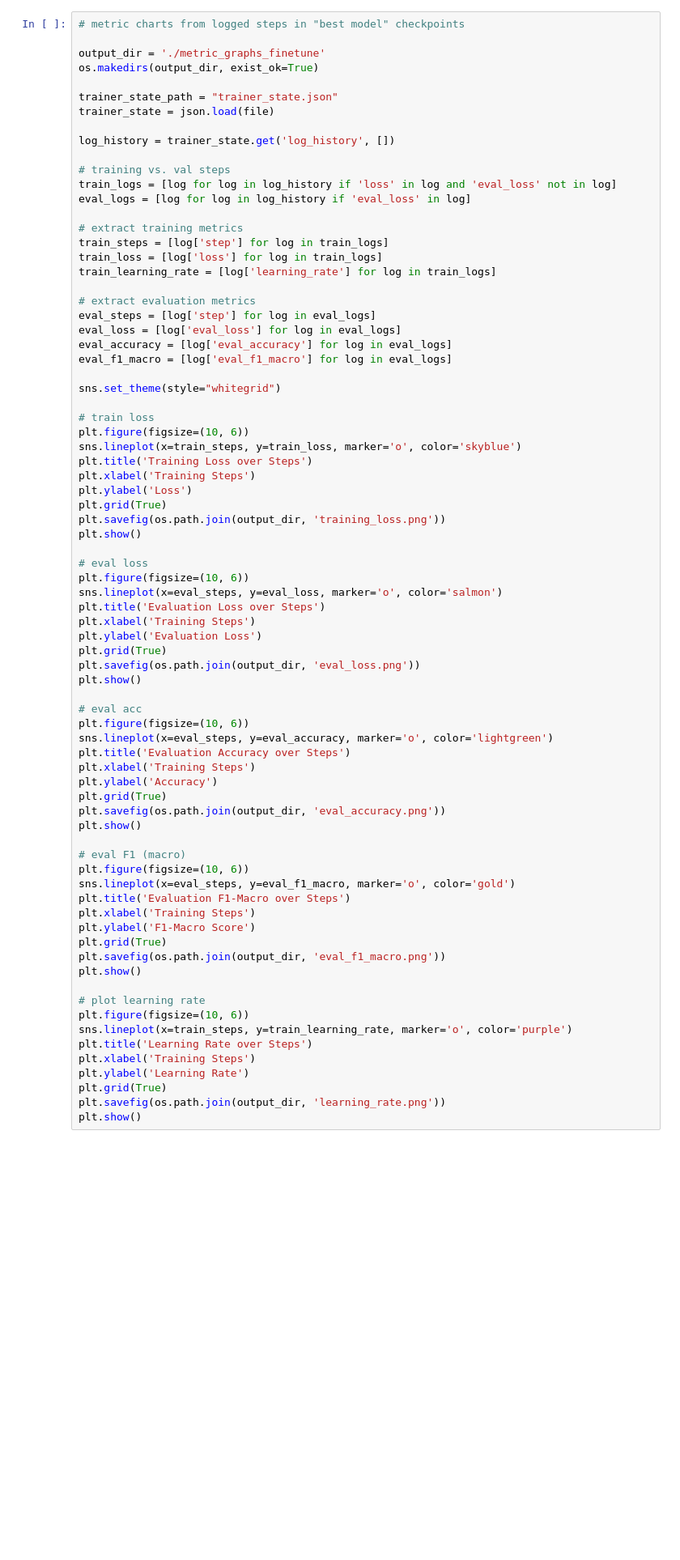
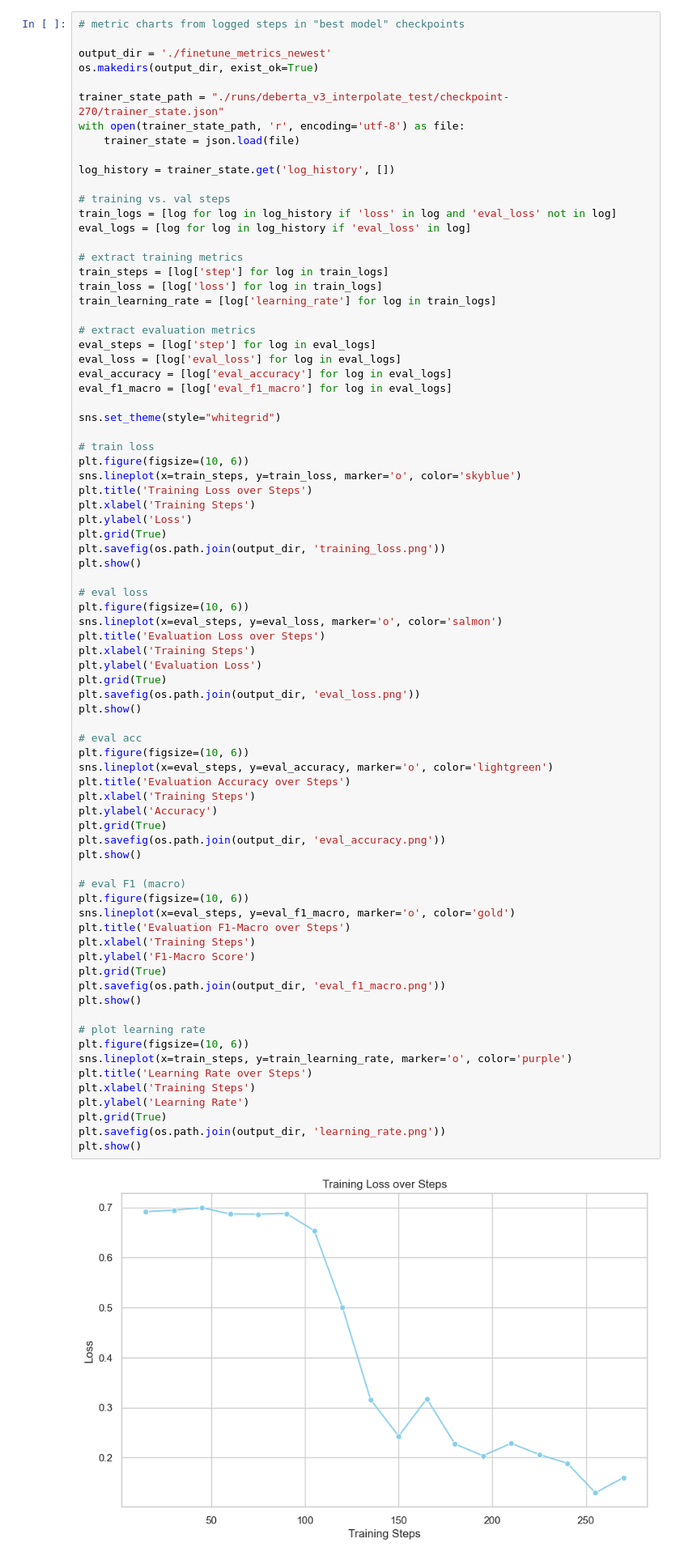
Before and after one commit to 4cekay/B101-Group2-NLP-Project, a Jupyter notebook: DetectorModel.ipynb, the cells around one changed output. Shown at 81% size. Drawn from its saved outputs; the diff is of its cells as text; blank space fills up the shorter version.

Commit message:
test 1, take 2: pre-eval checkpoint

```diff
--- a/DetectorModel.ipynb
+++ b/DetectorModel.ipynb
@@ -289,11 +289,12 @@ Fine-tuning Results
 # %%
 # metric charts from logged steps in "best model" checkpoints
 
-output_dir = './metric_graphs_finetune'
+output_dir = './finetune_metrics_newest'
 os.makedirs(output_dir, exist_ok=True)
 
-trainer_state_path = "trainer_state.json"
-trainer_state = json.load(file)
+trainer_state_path = "./runs/deberta_v3_interpolate_test/checkpoint-270/trainer_state.json"
+with open(trainer_state_path, 'r', encoding='utf-8') as file:
+    trainer_state = json.load(file)
 
 log_history = trainer_state.get('log_history', [])
 
@@ -336,30 +337,32 @@ plt.show()
 
 # eval acc
 plt.figure(figsize=(10, 6))
 sns.lineplot(x=eval_steps, y=eval_accuracy, marker='o', color='lightgreen')
 plt.title('Evaluation Accuracy over Steps')
 plt.xlabel('Training Steps')
 plt.ylabel('Accuracy')
 plt.grid(True)
 plt.savefig(os.path.join(output_dir, 'eval_accuracy.png'))
 plt.show()
 
 # eval F1 (macro)
 plt.figure(figsize=(10, 6))
 sns.lineplot(x=eval_steps, y=eval_f1_macro, marker='o', color='gold')
 plt.title('Evaluation F1-Macro over Steps')
 plt.xlabel('Training Steps')
 plt.ylabel('F1-Macro Score')
 plt.grid(True)
 plt.savefig(os.path.join(output_dir, 'eval_f1_macro.png'))
 plt.show()
 
 # plot learning rate
 plt.figure(figsize=(10, 6))
 sns.lineplot(x=train_steps, y=train_learning_rate, marker='o', color='purple')
 plt.title('Learning Rate over Steps')
 plt.xlabel('Training Steps')
 plt.ylabel('Learning Rate')
 plt.grid(True)
 plt.savefig(os.path.join(output_dir, 'learning_rate.png'))
 plt.show()
+# %% [output]
+[figure, added]
```
Also changed, not shown: parts of 14 cells of this notebook.
